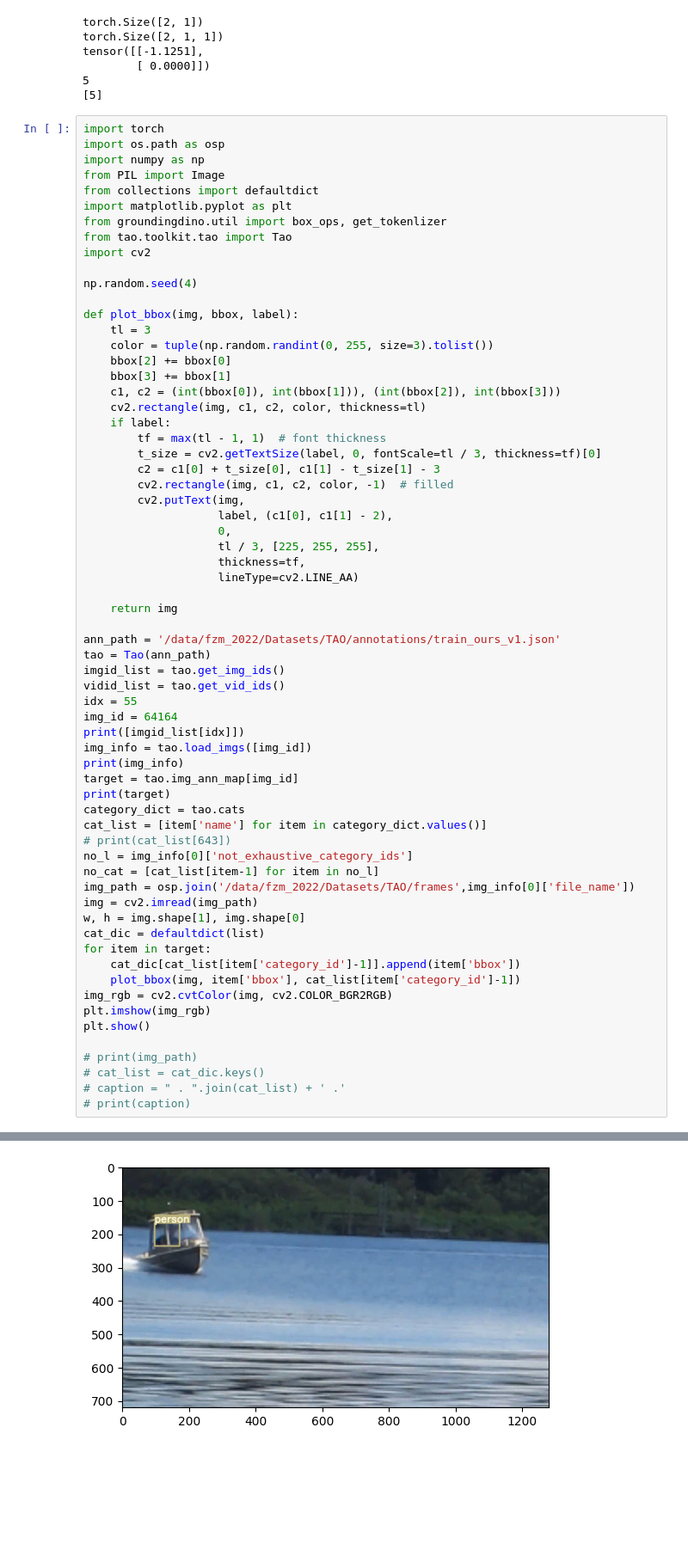
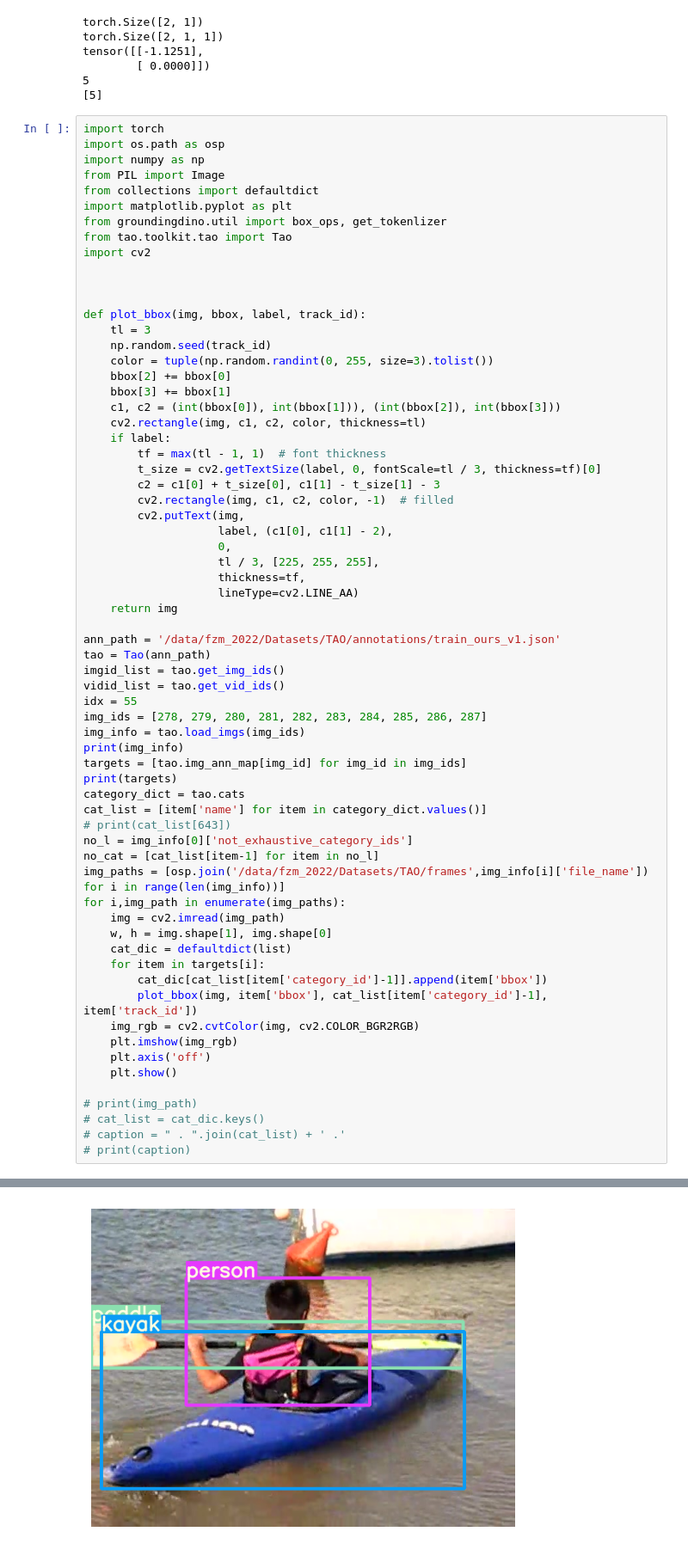
Before and after one commit to howyeer/AEDv2, a Jupyter notebook: test.ipynb, the cells around one changed output, grey strips where cells are left out. Shown at 86% size. Drawn from its saved outputs; the diff is of its cells as text; blank space fills up the shorter version.

```diff
--- a/test.ipynb
+++ b/test.ipynb
@@ -91,10 +91,11 @@ from groundingdino.util import box_ops, get_tokenlizer
 from tao.toolkit.tao import Tao
 import cv2
 
-np.random.seed(4)
 
-def plot_bbox(img, bbox, label):
+
+def plot_bbox(img, bbox, label, track_id):
     tl = 3
+    np.random.seed(track_id)
     color = tuple(np.random.randint(0, 255, size=3).tolist())
     bbox[2] += bbox[0]
     bbox[3] += bbox[1]
@@ -111,7 +112,6 @@ def plot_bbox(img, bbox, label):
                     tl / 3, [225, 255, 255],
                     thickness=tf,
                     lineType=cv2.LINE_AA)
-
     return img
 
 ann_path = '/data/fzm_2022/Datasets/TAO/annotations/train_ours_v1.json'
@@ -119,27 +119,28 @@ tao = Tao(ann_path)
 imgid_list = tao.get_img_ids()
 vidid_list = tao.get_vid_ids()
 idx = 55
-img_id = 64164
-print([imgid_list[idx]])
-img_info = tao.load_imgs([img_id])
+img_ids = [278, 279, 280, 281, 282, 283, 284, 285, 286, 287]
+img_info = tao.load_imgs(img_ids)
 print(img_info)
-target = tao.img_ann_map[img_id]
-print(target)
+targets = [tao.img_ann_map[img_id] for img_id in img_ids]
+print(targets)
 category_dict = tao.cats
 cat_list = [item['name'] for item in category_dict.values()]
 # print(cat_list[643])
 no_l = img_info[0]['not_exhaustive_category_ids']
 no_cat = [cat_list[item-1] for item in no_l]
-img_path = osp.join('/data/fzm_2022/Datasets/TAO/frames',img_info[0]['file_name'])
-img = cv2.imread(img_path)
-w, h = img.shape[1], img.shape[0]
-cat_dic = defaultdict(list)
-for item in target:
-    cat_dic[cat_list[item['category_id']-1]].append(item['bbox'])
-    plot_bbox(img, item['bbox'], cat_list[item['category_id']-1])
-img_rgb = cv2.cvtColor(img, cv2.COLOR_BGR2RGB)
-plt.imshow(img_rgb)
-plt.show()
+img_paths = [osp.join('/data/fzm_2022/Datasets/TAO/frames',img_info[i]['file_name']) for i in range(len(img_info))]
+for i,img_path in enumerate(img_paths):
+    img = cv2.imread(img_path)
+    w, h = img.shape[1], img.shape[0]
+    cat_dic = defaultdict(list)
+    for item in targets[i]:
+        cat_dic[cat_list[item['category_id']-1]].append(item['bbox'])
+        plot_bbox(img, item['bbox'], cat_list[item['category_id']-1], item['track_id'])
+    img_rgb = cv2.cvtColor(img, cv2.COLOR_BGR2RGB)
+    plt.imshow(img_rgb)
+    plt.axis('off')
+    plt.show()
 
 # print(img_path)
 # cat_list = cat_dic.keys()
@@ -153 +153 @@ plt.show()
-[figure, old version]
+[figure, new version]
```
Also changed, not shown: parts of 3 cells of this notebook, 6 other files.
